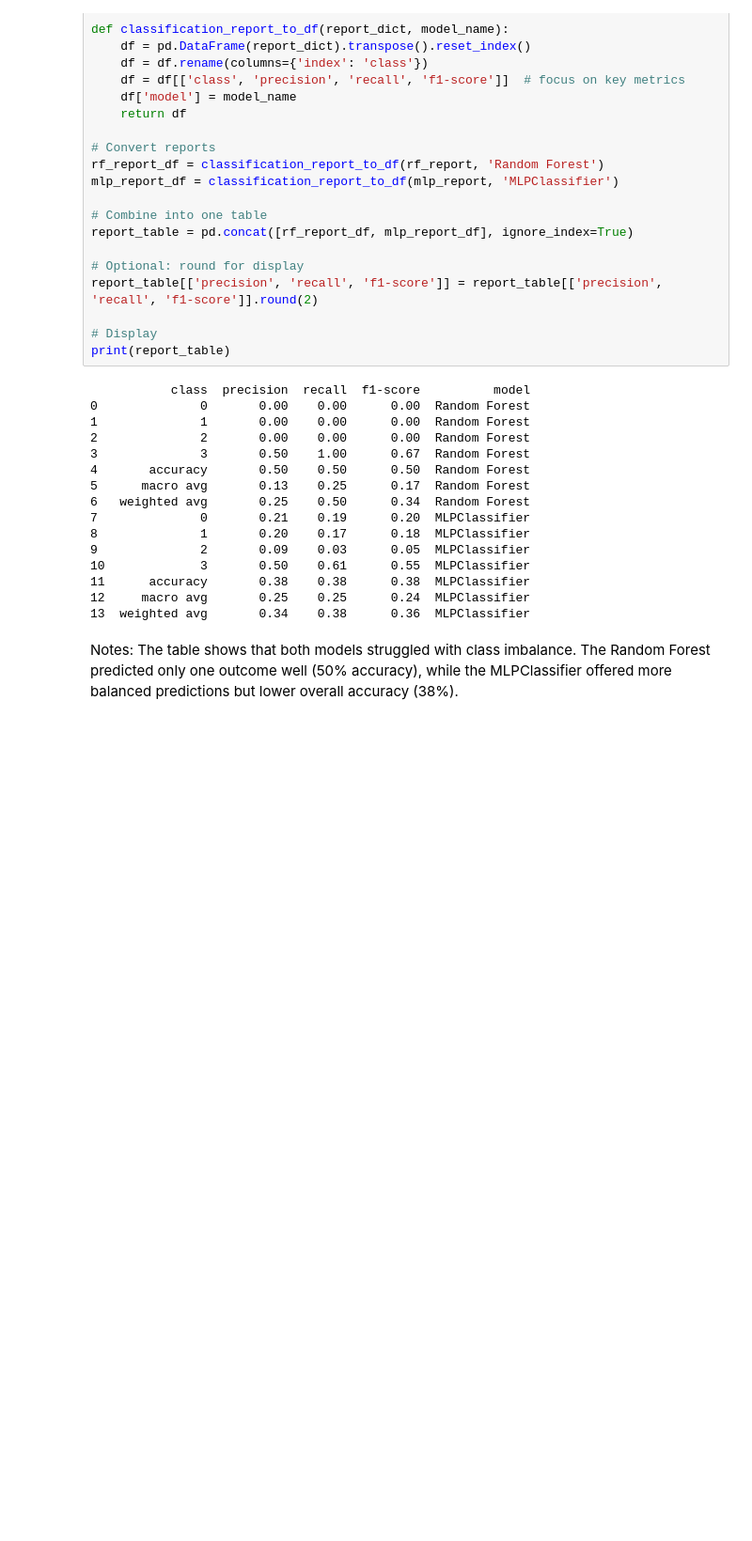
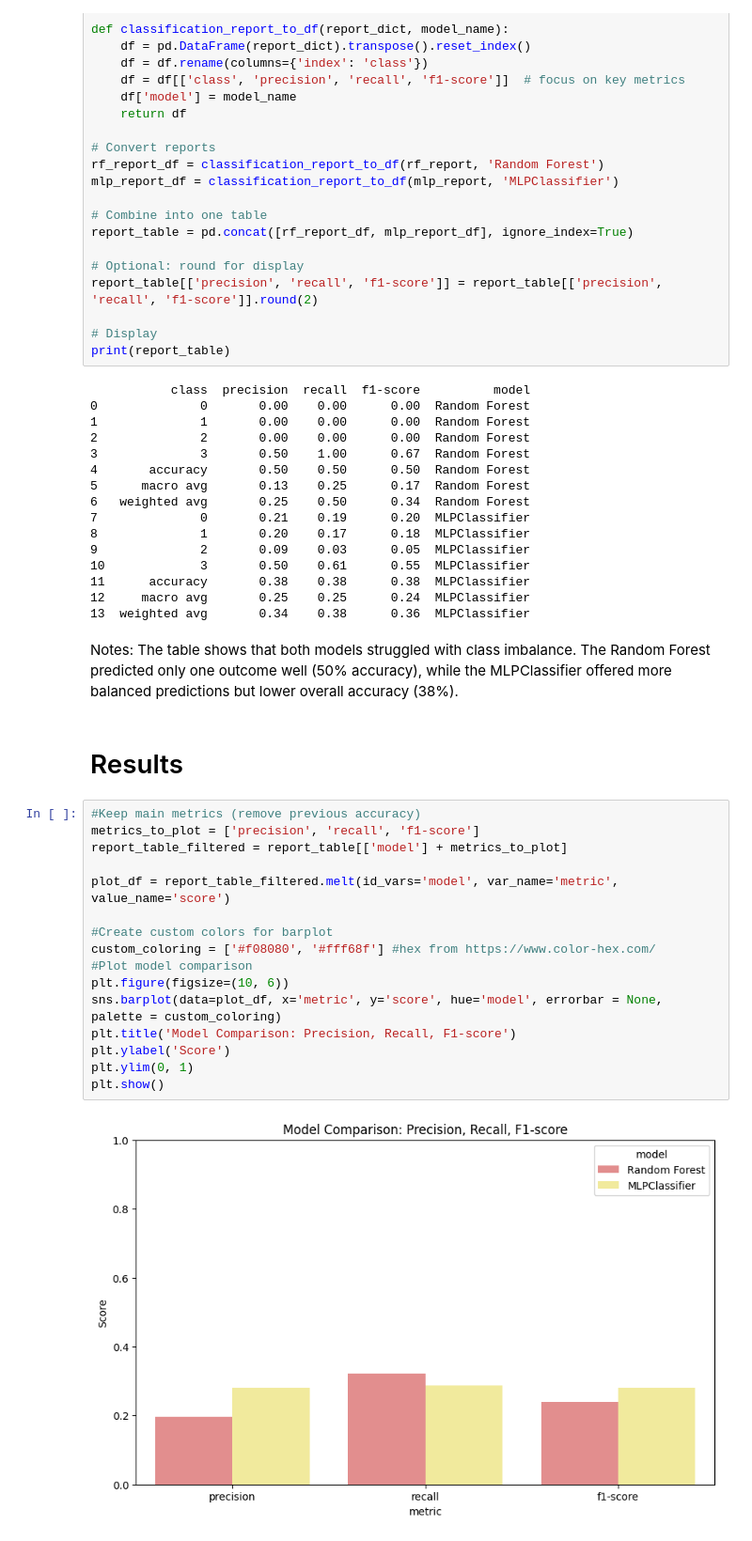
Before and after one commit to Mak-222/DAT402_Proj2, a Jupyter notebook: Proj2.ipynb, the cells around one changed output. Shown at 94% size. Saved outputs shown, nothing was run; the diff lists cells and outputs as text; blank space fills up the shorter version.

```diff
--- a/Proj2.ipynb
+++ b/Proj2.ipynb
@@ -258,3 +259,23 @@ print(report_table)
 13  weighted avg       0.34    0.38      0.36  MLPClassifier
 # %% [markdown]
 Notes: The table shows that both models struggled with class imbalance. The Random Forest predicted only one outcome well (50% accuracy), while the MLPClassifier offered more balanced predictions but lower overall accuracy (38%).
+# %% [markdown]
+# Results
+# %%
+#Keep main metrics (remove previous accuracy)
+metrics_to_plot = ['precision', 'recall', 'f1-score']
+report_table_filtered = report_table[['model'] + metrics_to_plot]
+
+plot_df = report_table_filtered.melt(id_vars='model', var_name='metric', value_name='score')
+
+#Create custom colors for barplot
+custom_coloring = ['#f08080', '#fff68f'] #hex from https://www.color-hex.com/
+#Plot model comparison
+plt.figure(figsize=(10, 6))
+sns.barplot(data=plot_df, x='metric', y='score', hue='model', errorbar = None, palette = custom_coloring)
+plt.title('Model Comparison: Precision, Recall, F1-score')
+plt.ylabel('Score')
+plt.ylim(0, 1)
+plt.show()
+# %% [output]
+[figure, added]
```
Also changed, not shown: parts of 6 cells of this notebook.
